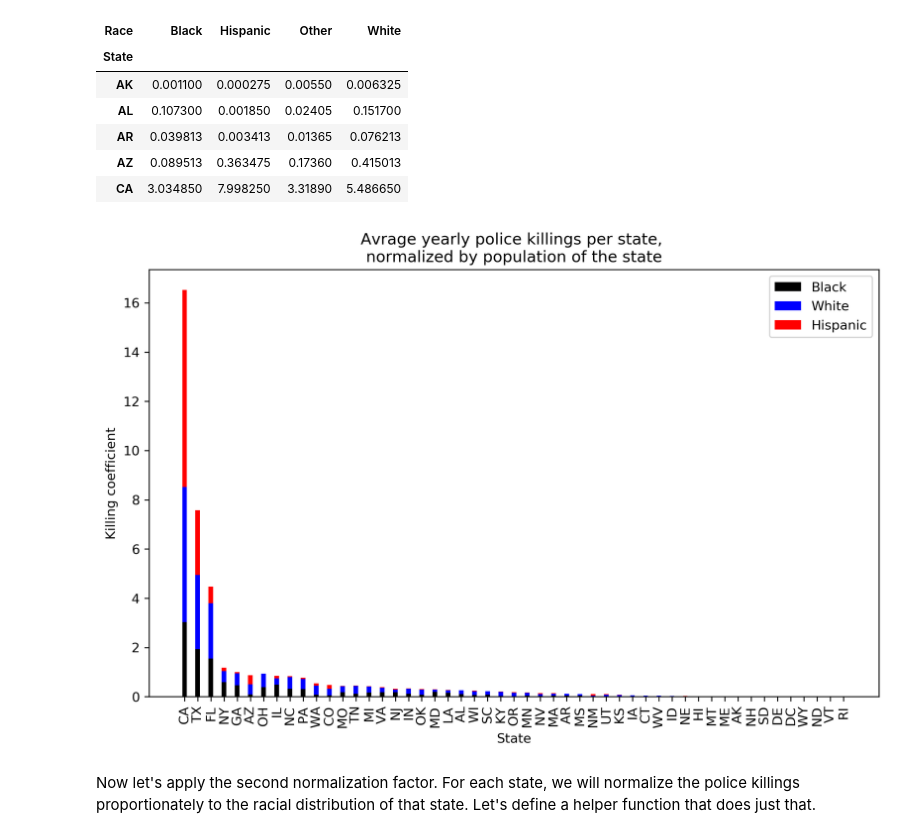
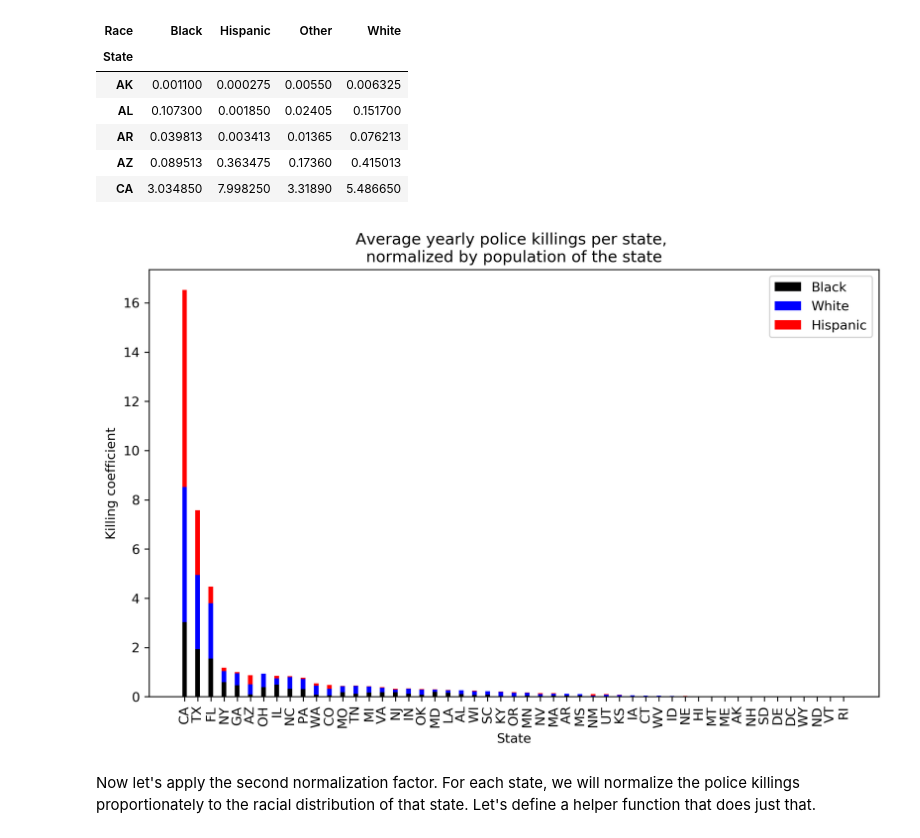
Before and after one commit to epfl-ada/ada-2020-project-milestone-p3-p3_badass, a Jupyter notebook: gov_spending_killings.ipynb, the cells around one changed output. Saved outputs shown, nothing was run; the diff lists cells and outputs as text; code cells hidden in the pictures.

```diff
--- a/gov_spending_killings.ipynb
+++ b/gov_spending_killings.ipynb
@@ -377,14 +377,14 @@ killings_per_state_normalized_population.head()
 # %%
 most_killings_sorted_index_population = killings_per_state_normalized_population.sum(axis=1).sort_values(ascending=False).index.to_list()
 killings_per_state_normalized_population = killings_per_state_normalized_population.reindex(most_killings_sorted_index_population)
 
 plt_plopulation_normalized = plot_killings_per_state_stacked(killings_per_state_normalized_population)
 
-plt_plopulation_normalized.title("Avrage yearly police killings per state, \nnormalized by population of the state")
+plt_plopulation_normalized.title("Average yearly police killings per state, \nnormalized by population of the state")
 plt_plopulation_normalized.savefig('./images/killings_population_normalized.jpg')
 plt_plopulation_normalized.show()
 # %% [output]
-[figure, old version]
+[figure, new version]
 # %% [markdown]
 Now let's apply the second normalization factor. For each state, we will normalize the police killings proportionately to the racial distribution of that state. Let's define a helper function that does just that.
 # %%
```
Also changed, not shown: parts of 7 cells of this notebook, 13 other files.
